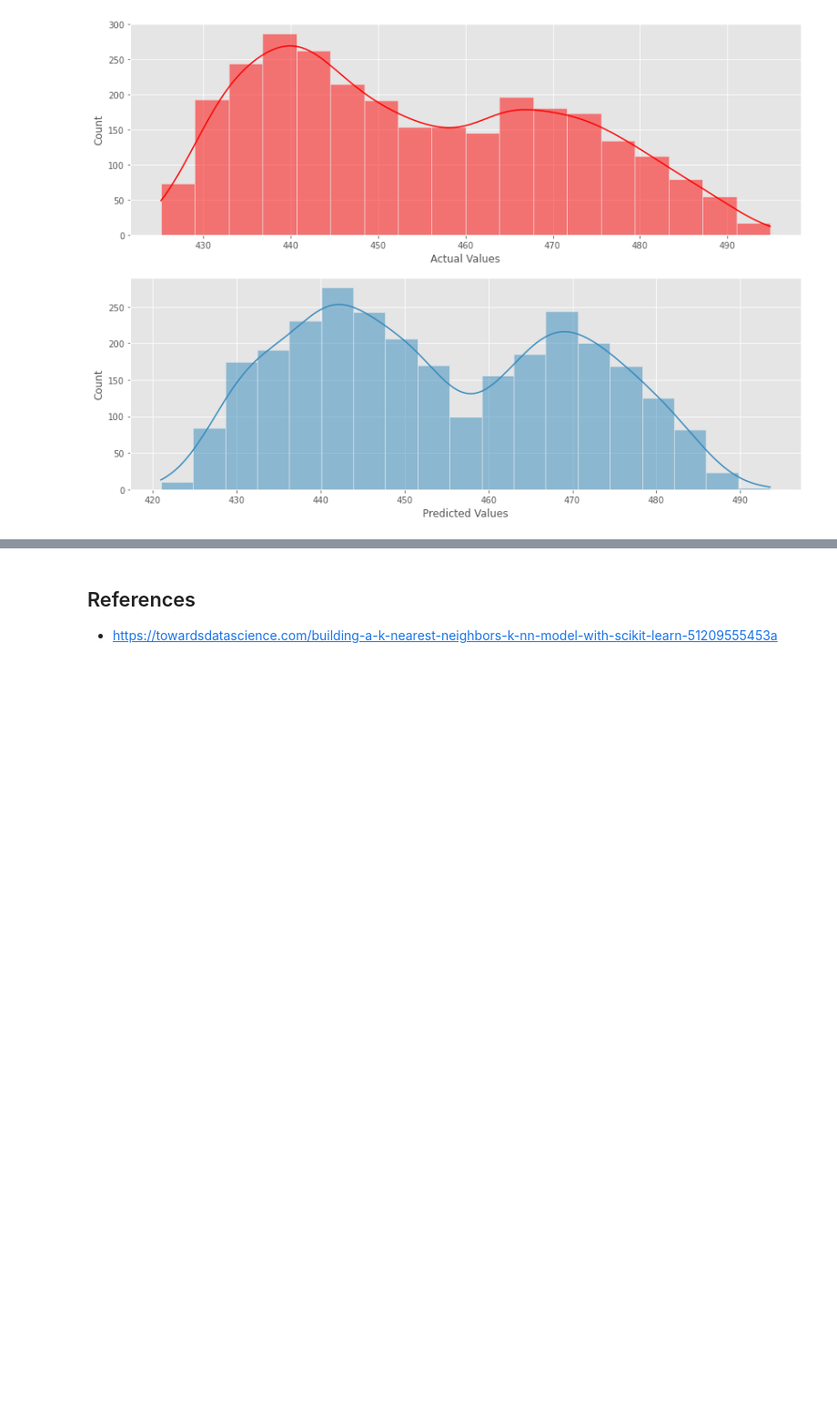
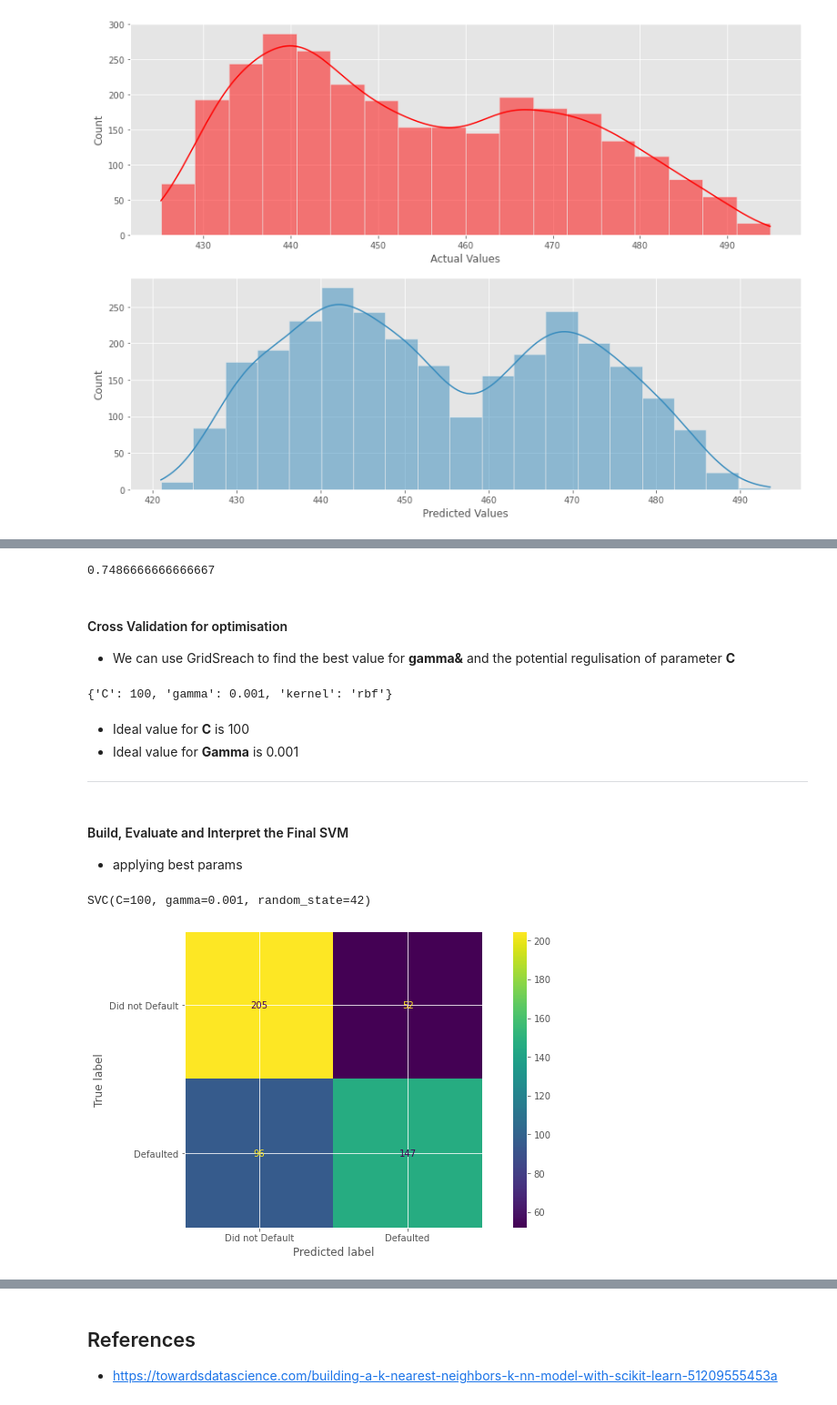
Before and after one commit to conor1982/ML_and_Stats_Assessment, a Jupyter notebook: scikit-learn.ipynb, the cells around one changed output, grey strips where cells are left out. Shown at 91% size. Saved outputs shown, nothing was run; the diff lists cells and outputs as text; code cells hidden in the pictures; blank space fills up the shorter version.

```diff
--- a/scikit-learn.ipynb
+++ b/scikit-learn.ipynb
@@ -1134,0 +1506,43 @@ sns.histplot(pred_y_df['Predicted Values'],kde=True);
+# %%
+clf_svm.score(X_train_scaled, y_train)
+# %% [output]
+0.7486666666666667
+# %% [markdown]
+#### Cross Validation for optimisation
+
+* We can use GridSreach to find the best value for **gamma&** and the potential regulisation of parameter **C**
+# %%
+param_grid=[
+    {'C':[0.5,1,10,100],
+    'gamma':['scale',1,0.1,0.01,0.001,0.0001],
+            'kernel':['rbf']},]
+
+optimal_params = GridSearchCV(
+    SVC(),
+    param_grid,
+    cv=5,
+    scoring='accuracy',
+verbose=0)
+
+optimal_params.fit(X_train_scaled,y_train)
+print(optimal_params.best_params_)
+# %% [output]
+{'C': 100, 'gamma': 0.001, 'kernel': 'rbf'}
+# %% [markdown]
+* Ideal value for **C** is 100
+* Ideal value for **Gamma** is 0.001
+
+***
+# %% [markdown]
+#### Build, Evaluate and Interpret the Final SVM
+
+* applying best params
+# %%
+clf_svm = SVC(random_state=42,C=100,gamma=0.001)
+clf_svm.fit(X_train_scaled,y_train)
+# %% [output]
+SVC(C=100, gamma=0.001, random_state=42)
+# %%
+plot_confusion_matrix(clf_svm,X_test_scaled,y_test,values_format='d',display_labels=['Did not Default','Defaulted']);
+# %% [output]
+[figure, added]
```
Also changed, not shown: parts of 70 cells of this notebook, 3 other files.
